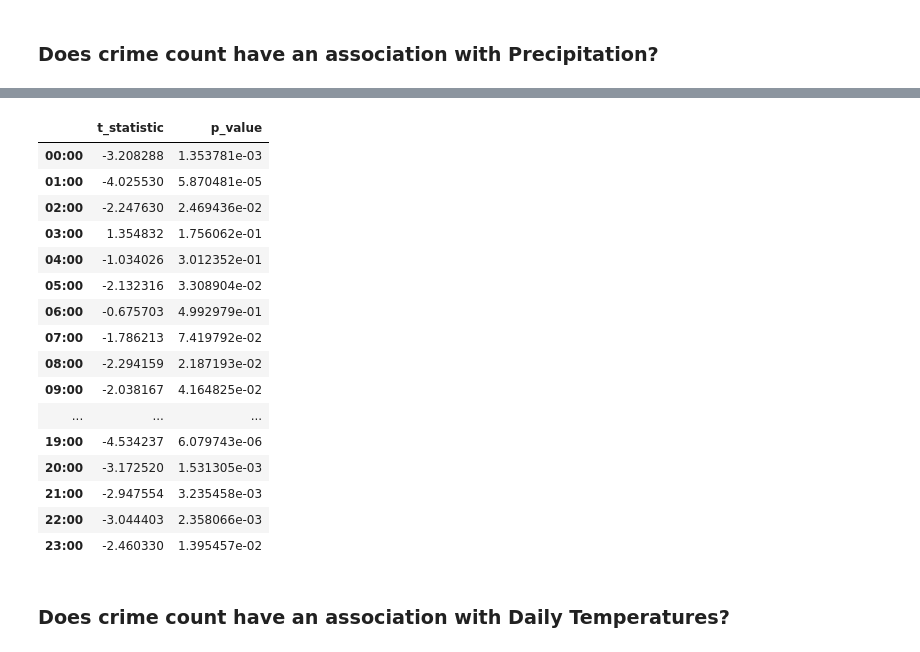
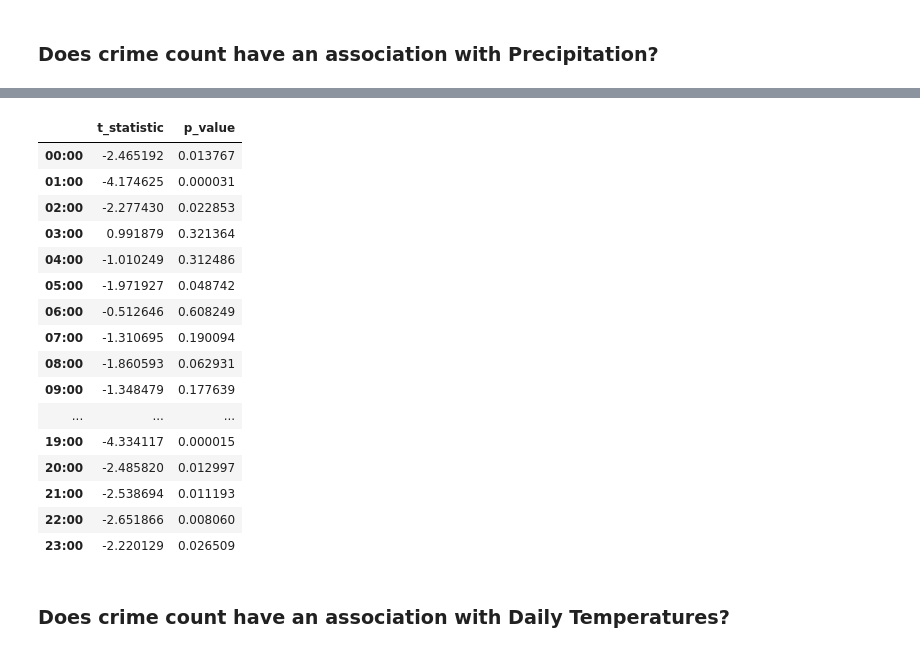
Before and after one commit to etumkaya/incidents, a Jupyter notebook: Incidents_Project.ipynb, the cells around one changed output, grey strips where cells are left out. Cells and saved outputs as stored; diff of their text form; code cells hidden in the pictures.

```diff
--- a/Incidents_Project.ipynb
+++ b/Incidents_Project.ipynb
@@ -577,7 +903,7 @@ P-value: 0.16811303041179973
 # %%
 
 
-U_statistic, p_value = mannwhitneyu(crime_count_full_moon, crime_count_non_full_moon)
+U_statistic, p_value = mannwhitneyu(crime_count_full_moon_sf, crime_count_non_full_moon_sf)
 
 
 print("Mann-Whitney U test statistic:", U_statistic)
@@ -599,10 +925,10 @@ plt.show()
 # %%
-Stat_SF_prec=merged_df3[["incident_time","crime count","p01m"]].copy()
+Stat_SF_prec=merged_SF_3[["incident_time","crime count","p01m"]].copy()
 # %%
 Stat_SF_prec_with_rain=Stat_SF_prec[Stat_SF_prec["p01m"]==1]
 Stat_SF_prec_without_rain=Stat_SF_prec[Stat_SF_prec["p01m"]==0]
 # %%
-def compare_hourly__statistics_crime_counts(data_with_rain, data_without_rain):
+def compare_hourly_statistics_crime_counts(data_with_rain, data_without_rain):
     hourly_results = {}
     hours = ["{:02d}:00".format(hour) for hour in range(24)]
 
@@ -616,27 +942,27 @@ def compare_hourly__statistics_crime_counts(data_with_rain, data_without_rain):
 
     return hourly_results
 # %%
-hourly_comparison = compare_hourly_crime_counts(Stat_SF_prec_with_rain, Stat_SF_prec_without_rain)
+hourly_comparison_sf_rain = compare_hourly_statistics_crime_counts(Stat_SF_prec_with_rain, Stat_SF_prec_without_rain)
 # %%
-pd.DataFrame(hourly_comparison).T
+pd.DataFrame(hourly_comparison_sf_rain).T
 # %% [output]
 |  | t_statistic | p_value |
-| 00:00 | -3.208288 | 1.353781e-03 |
-| 01:00 | -4.025530 | 5.870481e-05 |
-| 02:00 | -2.247630 | 2.469436e-02 |
-| 03:00 | 1.354832 | 1.756062e-01 |
-| 04:00 | -1.034026 | 3.012352e-01 |
-| 05:00 | -2.132316 | 3.308904e-02 |
-| 06:00 | -0.675703 | 4.992979e-01 |
-| 07:00 | -1.786213 | 7.419792e-02 |
-| 08:00 | -2.294159 | 2.187193e-02 |
-| 09:00 | -2.038167 | 4.164825e-02 |
+| 00:00 | -2.465192 | 0.013767 |
+| 01:00 | -4.174625 | 0.000031 |
+| 02:00 | -2.277430 | 0.022853 |
+| 03:00 | 0.991879 | 0.321364 |
+| 04:00 | -1.010249 | 0.312486 |
+| 05:00 | -1.971927 | 0.048742 |
+| 06:00 | -0.512646 | 0.608249 |
+| 07:00 | -1.310695 | 0.190094 |
+| 08:00 | -1.860593 | 0.062931 |
+| 09:00 | -1.348479 | 0.177639 |
 | ... | ... | ... |
-| 19:00 | -4.534237 | 6.079743e-06 |
-| 20:00 | -3.172520 | 1.531305e-03 |
-| 21:00 | -2.947554 | 3.235458e-03 |
-| 22:00 | -3.044403 | 2.358066e-03 |
-| 23:00 | -2.460330 | 1.395457e-02 |
+| 19:00 | -4.334117 | 0.000015 |
+| 20:00 | -2.485820 | 0.012997 |
+| 21:00 | -2.538694 | 0.011193 |
+| 22:00 | -2.651866 | 0.008060 |
+| 23:00 | -2.220129 | 0.026509 |
 # %% [markdown]
 ### Does crime count have an association with Daily Temperatures?
 # %%
```
Also changed, not shown: parts of 82 cells of this notebook.
